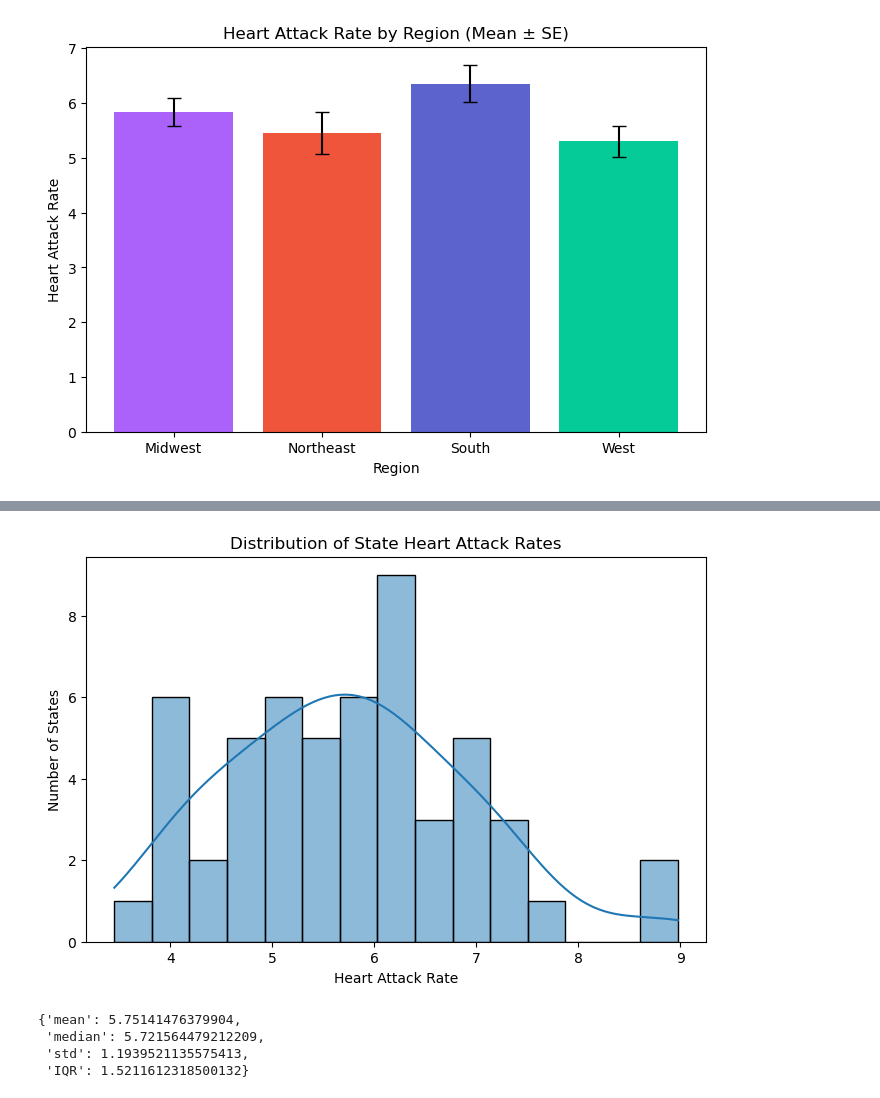
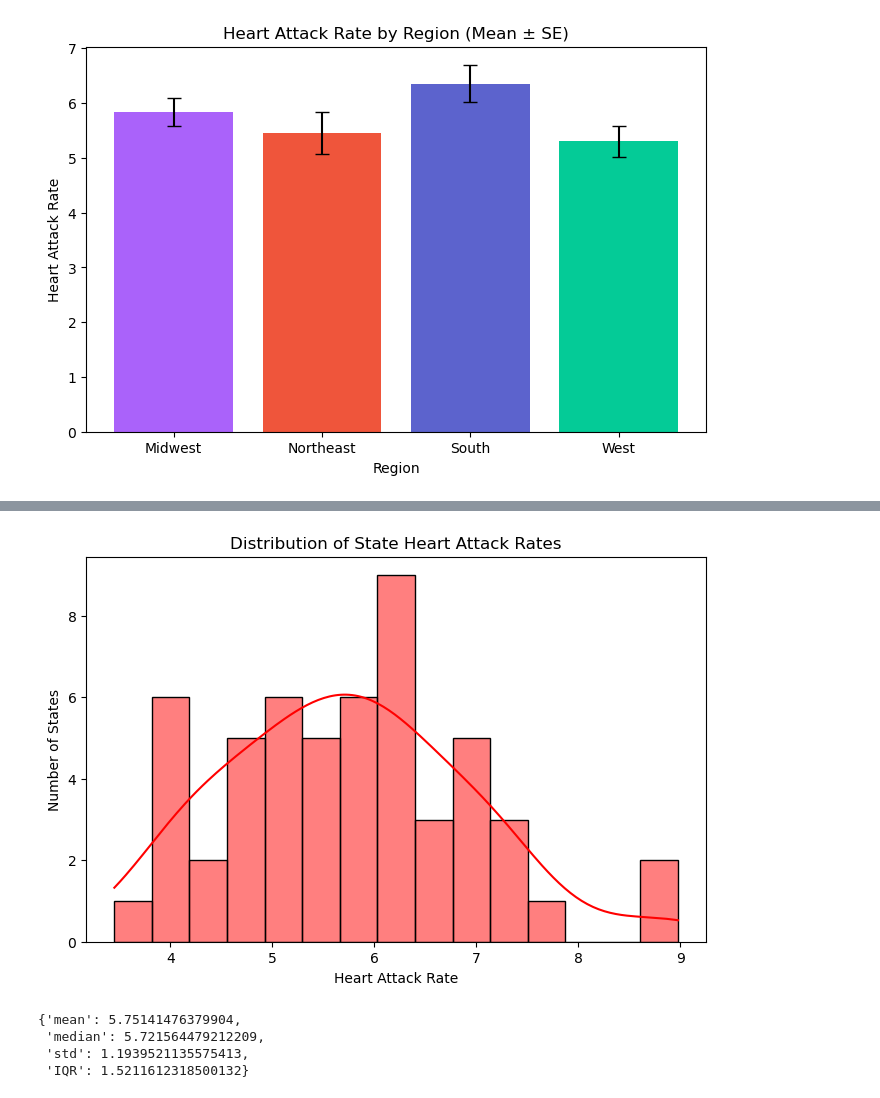
Before and after one commit to gracegmc/HeartDiseaseRiskPredictor, a Jupyter notebook: notebook_grace.ipynb, the cells around one changed output, grey strips where cells are left out. Drawn from its saved outputs; the diff is of its cells as text; code cells hidden in the pictures.

```diff
--- a/notebook_grace.ipynb
+++ b/notebook_grace.ipynb
@@ -532,15 +544,15 @@ Passing `palette` without assigning `hue` is deprecated and will be removed in v
 # %%
 plt.figure(figsize=(8,5))
 
-sns.histplot(state_rates["heart_attack_rate"], bins=15, kde=True)
+sns.histplot(state_rates["heart_attack_rate"], bins=15, kde=True, color='red')
 
 plt.title("Distribution of State Heart Attack Rates")
 plt.xlabel("Heart Attack Rate")
 plt.ylabel("Number of States")
 
 plt.show()
 # %% [output]
-[figure, old version]
+[figure, new version]
 # %%
 overall_stats = {
     "mean": state_rates["heart_attack_rate"].mean(),
```
Also changed, not shown: parts of 21 cells of this notebook.
